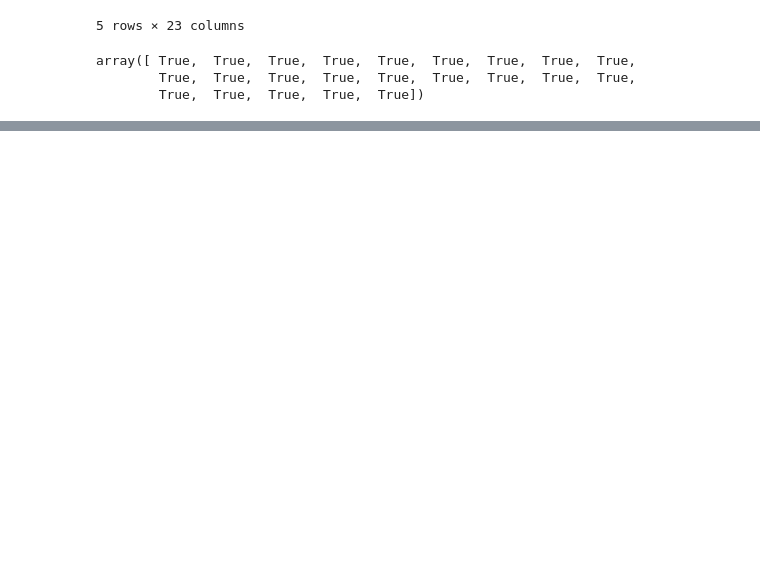
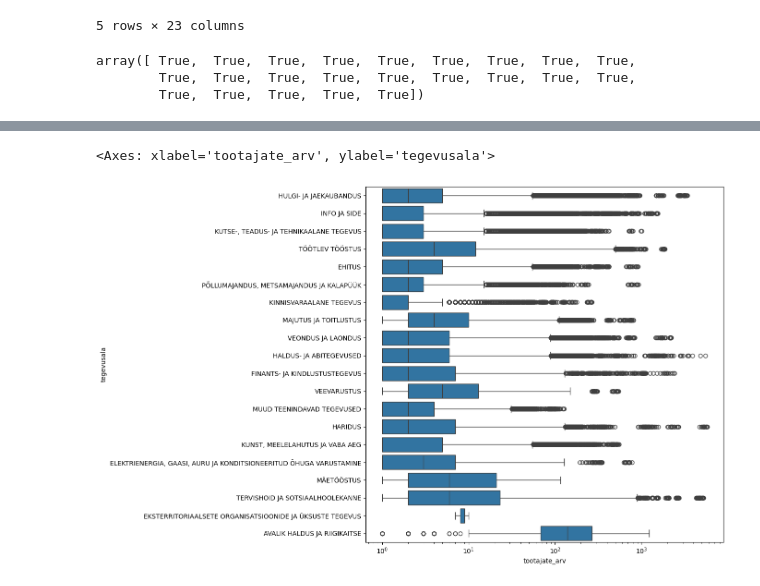
Before and after one commit to annamarianaanuri/andmetarkus-2026, a Jupyter notebook: Python/emta.ipynb, the cells around one changed output, grey strips where cells are left out. Cells and saved outputs as stored; diff of their text form; code cells hidden in the pictures; blank space fills up the shorter version.

```diff
--- a/Python/emta.ipynb
+++ b/Python/emta.ipynb
@@ -58,7 +60,6 @@ data_raw = duckdb.sql("""
     FROM 'tasutud_maksud_kaesolev_aasta.csv'
     UNION ALL
     FROM 'tasutud_maksud_varasemad_aastad.csv'
-    LIMIT 5
 """)
 
 data_raw
@@ -165,0 +189,21 @@ NotImplementedException: Not implemented Error: A function by the name of 'erald
+# %%
+data = duckdb.sql("""
+    SELECT
+        Registrikood AS registrikood,
+        Nimi AS nimi,
+        Liik AS liik,
+        eralda_maakond(Maakond) AS maakond,
+        eralda_kov(Maakond) AS kov,
+        peamine_tegevusala(Tegevusala) AS tegevusala,
+        Aasta AS aasta,
+        puhasta_kvartal(kvartal) AS kvartal,
+        riiklikud_maksud,
+        toojoumaksud,
+        kaive,
+        tootajate_arv
+    FROM data_unpivot
+""").df()
+
+data
+
+# kvartal sulgudes - viitab funktsioonile
@@ -165,0 +288,8 @@ NotImplementedException: Not implemented Error: A function by the name of 'erald
+# %%
+plt.figure(1, figsize=(10, 10))
+sns.boxplot(data, y="tegevusala", x= "tootajate_arv", log_scale=10)
+
+# logaritmilne skaala - tõstab skaala väärtusi astme võrra, et madalamad väärtused oleks nähtavamad
+# %% [output]
+<Axes: xlabel='tootajate_arv', ylabel='tegevusala'>
+[figure, added]
```
Also changed, not shown: parts of 10 cells of this notebook, 2 other files.
